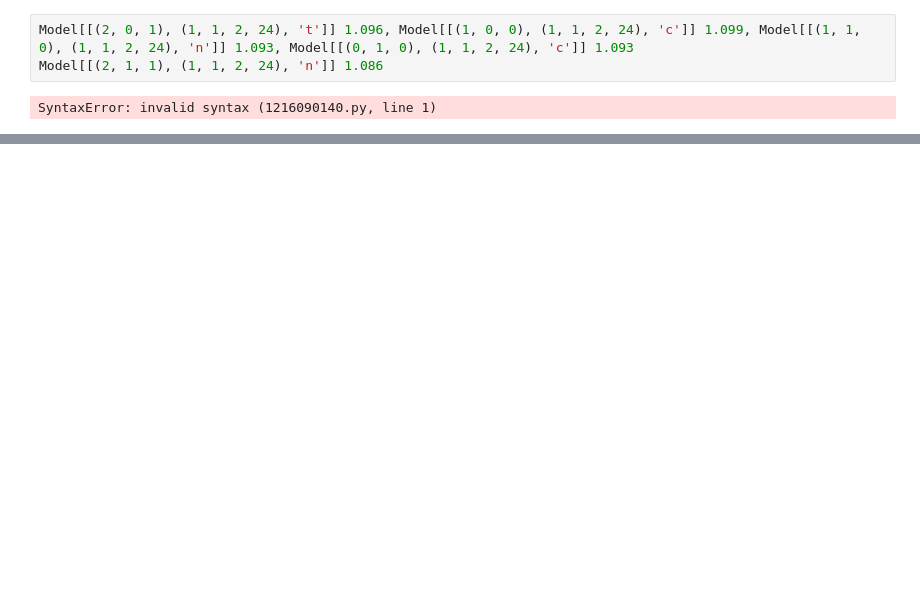
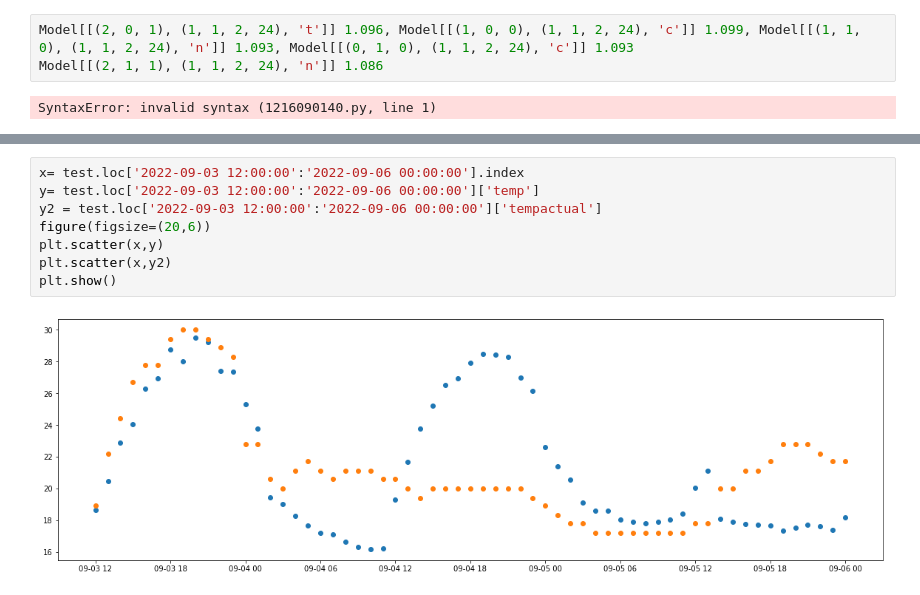
Before and after one commit to Pkeet99/Weatherman, a Jupyter notebook: supervised_models/AAtimeseries_future.ipynb, the cells around one changed output, grey strips where cells are left out. Saved outputs shown, nothing was run; the diff lists cells and outputs as text; blank space fills up the shorter version.

```diff
--- a/supervised_models/AAtimeseries_future.ipynb
+++ b/supervised_models/AAtimeseries_future.ipynb
@@ -137,0 +148,10 @@ SyntaxError: invalid syntax (1216090140.py, line 1)
+# %%
+x= test.loc['2022-09-03 12:00:00':'2022-09-06 00:00:00'].index
+y= test.loc['2022-09-03 12:00:00':'2022-09-06 00:00:00']['temp']
+y2 = test.loc['2022-09-03 12:00:00':'2022-09-06 00:00:00']['tempactual']
+figure(figsize=(20,6))
+plt.scatter(x,y)
+plt.scatter(x,y2)
+plt.show()
+# %% [output]
+[figure, added]
```
Also changed, not shown: parts of 6 cells of this notebook, 4 other files.
